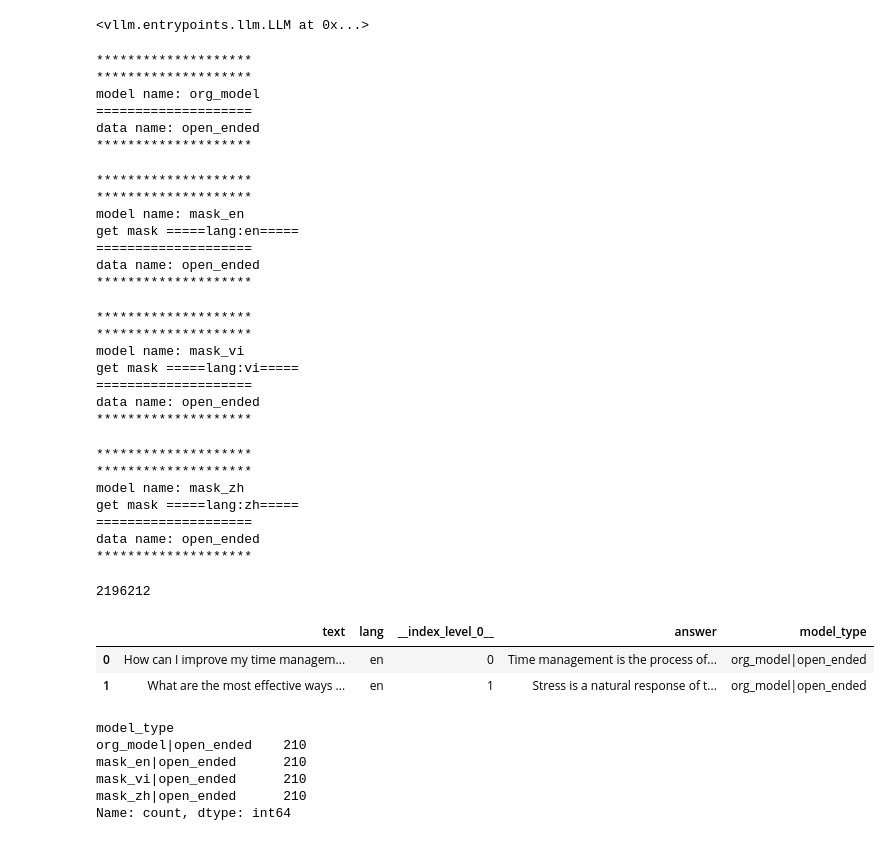
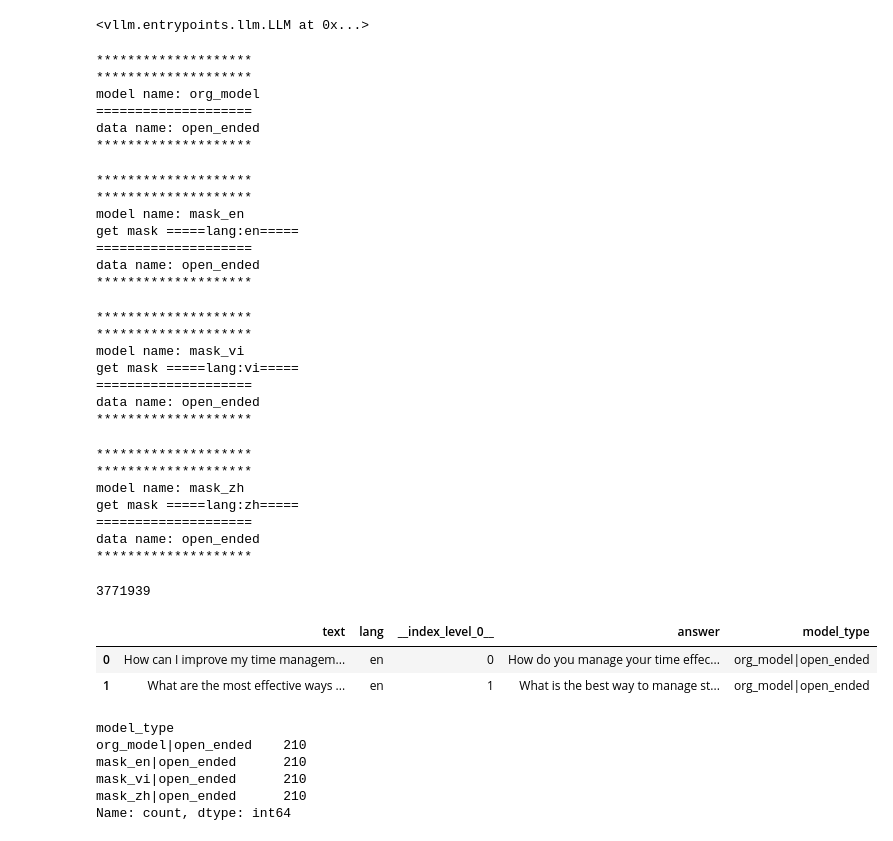
Before and after one commit to weizaiff/LRP, a Jupyter notebook: 20251127_calc_org_LAPE_ppl.ipynb, the cells around one changed output. Cells and saved outputs as stored; diff of their text form; code cells hidden in the pictures.

Commit message:
add 7b base generation answer

```diff
--- a/20251127_calc_org_LAPE_ppl.ipynb
+++ b/20251127_calc_org_LAPE_ppl.ipynb
@@ -276,7 +278,9 @@ from tqdm import tqdm
 
 
 
-model_path ='/root/autodl-fs/model_zoo/meta-llama/Llama-2-7b-chat-hf'
+#model_path ='/root/autodl-fs/model_zoo/meta-llama/Llama-2-7b-chat-hf'
+
+model_path ='/root/autodl-fs/model_zoo/meta-llama/Llama-2-7b-hf'
 activation_mask_path='/root/autodl-fs/Language-Specific-Neurons/LLaMA-2-7B.neuron.pth'
 
 is_llama = bool(model_path.find('llama') >= 0)
@@ -486,7 +490,7 @@ for i_model, model_name in model_list:
 
 #
 ds_final = datasets.concatenate_datasets(ds_list)
-ds_final.to_json('~/autodl-fs/LRP/open_ended_data_generation/20251201_LAPE_org_generation.json', force_ascii=False)
+ds_final.to_json('~/autodl-fs/LRP/open_ended_data_generation/20251210_llama2_base_LAPE_org_generation.json', force_ascii=False)
 # %% [output]
 ********************
 ********************
@@ -515,12 +519,12 @@ get mask =====lang:zh=====
 ====================
 data name: open_ended
 ********************
-2196212
+3771939
 # %%
 df_final = ds_final.to_pandas()
 # %%
-ds_final.head(2)
+df_final.head(2)
 # %% [output]
 |  | text | lang | __index_level_0__ | answer | model_type |
-| 0 | How can I improve my time managem... | en | 0 | Time management is the process of... | org_model|open_ended |
-| 1 | What are the most effective ways ... | en | 1 | Stress is a natural response of t... | org_model|open_ended |
+| 0 | How can I improve my time managem... | en | 0 | How do you manage your time effec... | org_model|open_ended |
+| 1 | What are the most effective ways ... | en | 1 | What is the best way to manage st... | org_model|open_ended |
```
Also changed, not shown: parts of 10 cells of this notebook, 4 other files.
